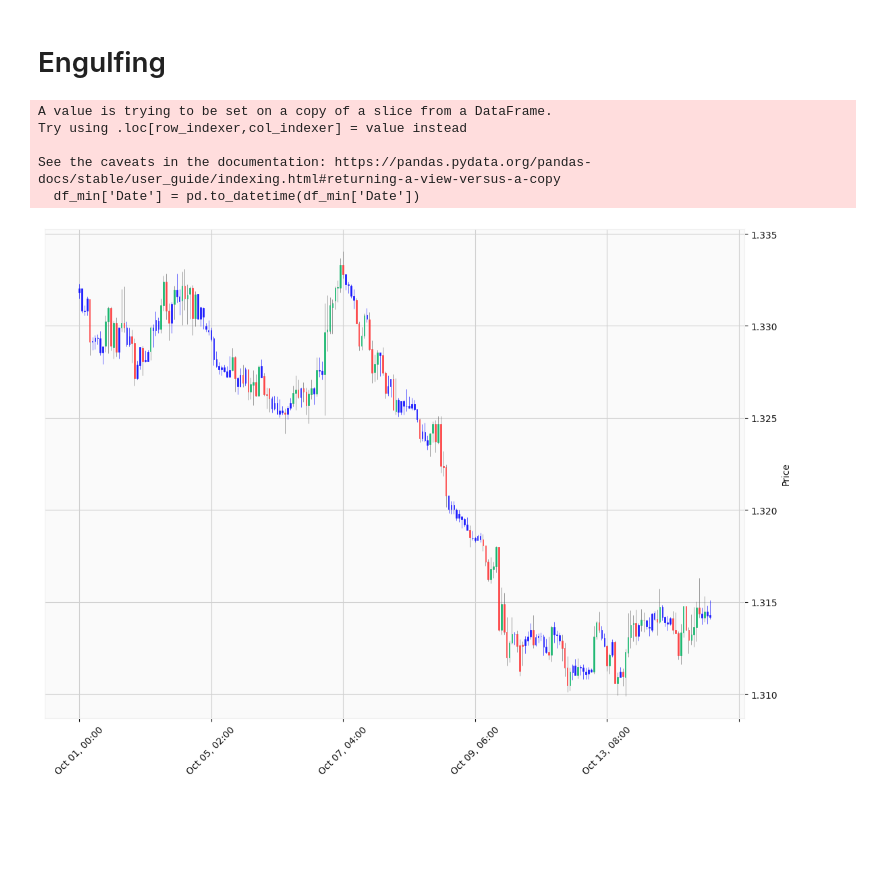
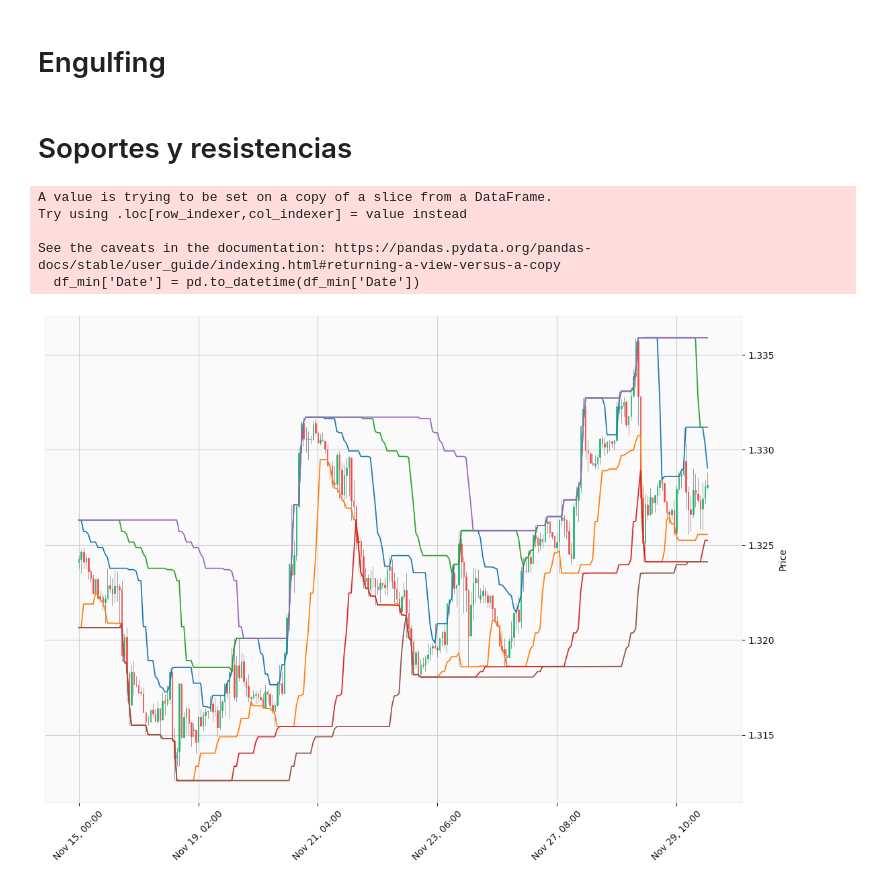
Before and after one commit to SaidJacobo/forex_ml_bot, a Jupyter notebook: notebooks/Pruebillas.ipynb, the cells around one changed output. Cells and saved outputs as stored; diff of their text form; code cells hidden in the pictures; blank space fills up the shorter version.

```diff
--- a/notebooks/Pruebillas.ipynb
+++ b/notebooks/Pruebillas.ipynb
@@ -925,23 +925,63 @@ df['engulfing'] = np.where(
 )
 
 df['engulfing_talib'] = talib.CDLENGULFING(df.Open, df.High, df.Low, df.Close)
+# %% [markdown]
+# Soportes y resistencias
+# %%
+window = 24
+rolling_high = df['High'].rolling(window=window).max()
+rolling_low = df['Low'].rolling(window=window).min()
+rolling_close = df['Close'].rolling(window=window).mean()
+
+# Calcular el punto pivote principal (PP)
+pivot = (rolling_high + rolling_low + rolling_close) / 3
+
+# Calcular niveles de resistencia y soporte
+df['r1'] = df['High'].rolling(window=8).max().shift(1)
+df['s1'] = df['Low'].rolling(window=8).min().shift(1)
+
+df['r2'] = df['High'].rolling(window=24).max().shift(1)
+df['s2'] = df['Low'].rolling(window=24).min().shift(1)
+
+df['r3'] = df['High'].rolling(window=48).max().shift(1)
+df['s3'] = df['Low'].rolling(window=48).min().shift(1)
 # %%
 df['colors'] = None
 
-df['colors'] = np.where(df['acumulation']==False, None, 'blue')
+# df['colors'] = np.where(df['acumulation']==False, None, 'blue')
 # df['colors'] = np.where(df['engulfing']==1, 'darkgreen', df['colors'])
 # df['colors'] = np.where(df['engulfing']==-1, 'darkred', df['colors'])
 # %%
-df_min = df[(df.Date>'2020-10-01') & (df.Date<'2020-10-15')]
+df_min = df[(df.Date>'2018-11-15') & (df.Date<'2018-11-30')]
 
 df_min['Date'] = pd.to_datetime(df_min['Date'])
 
+
+r1 = mpf.make_addplot(df_min['r1'])
+s1 = mpf.make_addplot(df_min['s1'])
+
+r2 = mpf.make_addplot(df_min['r2'])
+s2 = mpf.make_addplot(df_min['s2'])
+
+r3 = mpf.make_addplot(df_min['r3'])
+s3 = mpf.make_addplot(df_min['s3'])
+
+
+
 df_min.set_index('Date', inplace=True)
-mpf.plot(df_min[['Open','High','Low','Close']],style='yahoo',type='candle',marketcolor_overrides=df_min.colors.tolist(), figscale=1.8)
+mpf.plot(
+    df_min[['Open','High','Low','Close']],
+    style='yahoo',
+    type='candle',
+    marketcolor_overrides=df_min.colors.tolist(),
+    figscale=1.8,
+    addplot=[r1, s1, r2, s2, r3, s3]
+
+)
 # %% [output]
 A value is trying to be set on a copy of a slice from a DataFrame.
 Try using .loc[row_indexer,col_indexer] = value instead
 
 See the caveats in the documentation: https://pandas.pydata.org/pandas-docs/stable/user_guide/indexing.html#returning-a-view-versus-a-copy
   df_min['Date'] = pd.to_datetime(df_min['Date'])
-[figure, old version]
+[figure, new version]
```
Also changed, not shown: parts of 2 cells of this notebook, 7 other files.
